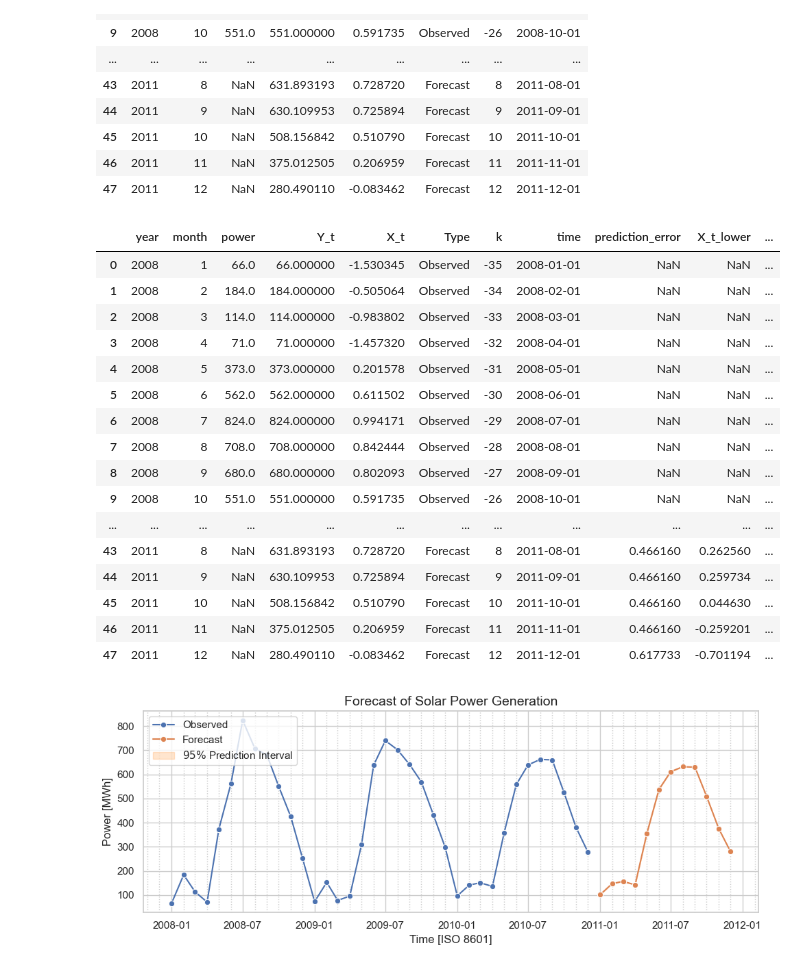
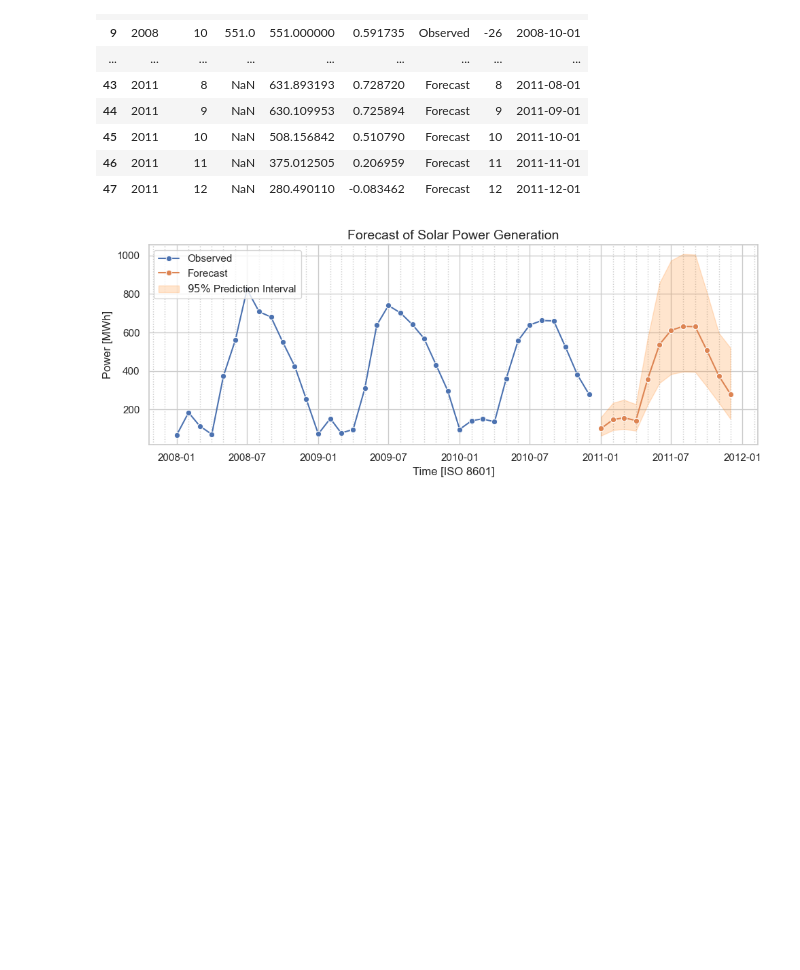
Before and after one commit to JeppeKlitgaard/DTU-02613-TimeSeries, a Jupyter notebook: Assignment3/Jeppe/JK_2.ipynb, the cells around one changed output. Saved outputs shown, nothing was run; the diff lists cells and outputs as text; code cells hidden in the pictures; blank space fills up the shorter version.

```diff
--- a/Assignment3/Jeppe/JK_2.ipynb
+++ b/Assignment3/Jeppe/JK_2.ipynb
@@ -400,52 +407,33 @@ plt.tight_layout()
 ax.get_xaxis().set_minor_locator(mpl.dates.MonthLocator())
 plt.grid(which="minor", linestyle=":")
 plt.savefig(
     OUTPUT_PATH / "2_2_forecast.png",
     dpi=EXPORT_DPI,
     bbox_inches="tight",
 )
 
 df_predict = df.copy()
 df_predict["X_t_lower"] = df_predict["X_t"] - df_predict["prediction_error"]
 df_predict["X_t_upper"] = df_predict["X_t"] + df_predict["prediction_error"]
-# df_predict["Y_t_lower"] = np.exp(df_predict["X_t_lower"] + mu)
-# df_predict["Y_t_upper"] = np.exp(df_predict["X_t_upper"] + mu)
-df_predict["Y_t_lower"] = df_predict["Y_t"] - df_predict["prediction_error"]
-df_predict["Y_t_upper"] = df_predict["Y_t"] + df_predict["prediction_error"]
+df_predict["Y_t_lower"] = np.exp(df_predict["X_t_lower"] + mu)
+df_predict["Y_t_upper"] = np.exp(df_predict["X_t_upper"] + mu)
 
 
 plt.fill_between(
     df_predict["time"],
     df_predict["Y_t_lower"],
     df_predict["Y_t_upper"],
     color="tab:orange",
     alpha=0.2,
     label="$95\\%$ Prediction Interval",
 )
 
 plt.legend(loc="upper left")
 
 plt.savefig(
     OUTPUT_PATH / "2_3_forecast_ci.png",
     dpi=EXPORT_DPI,
     bbox_inches="tight",
 )
 # %% [output]
-|  | year | month | power | Y_t | X_t | Type | k | time | prediction_error | X_t_lower | ... |
-| 0 | 2008 | 1 | 66.0 | 66.000000 | -1.530345 | Observed | -35 | 2008-01-01 | NaN | NaN | ... |
-| 1 | 2008 | 2 | 184.0 | 184.000000 | -0.505064 | Observed | -34 | 2008-02-01 | NaN | NaN | ... |
-| 2 | 2008 | 3 | 114.0 | 114.000000 | -0.983802 | Observed | -33 | 2008-03-01 | NaN | NaN | ... |
-| 3 | 2008 | 4 | 71.0 | 71.000000 | -1.457320 | Observed | -32 | 2008-04-01 | NaN | NaN | ... |
-| 4 | 2008 | 5 | 373.0 | 373.000000 | 0.201578 | Observed | -31 | 2008-05-01 | NaN | NaN | ... |
-| 5 | 2008 | 6 | 562.0 | 562.000000 | 0.611502 | Observed | -30 | 2008-06-01 | NaN | NaN | ... |
-| 6 | 2008 | 7 | 824.0 | 824.000000 | 0.994171 | Observed | -29 | 2008-07-01 | NaN | NaN | ... |
-| 7 | 2008 | 8 | 708.0 | 708.000000 | 0.842444 | Observed | -28 | 2008-08-01 | NaN | NaN | ... |
-| 8 | 2008 | 9 | 680.0 | 680.000000 | 0.802093 | Observed | -27 | 2008-09-01 | NaN | NaN | ... |
-| 9 | 2008 | 10 | 551.0 | 551.000000 | 0.591735 | Observed | -26 | 2008-10-01 | NaN | NaN | ... |
-| ... | ... | ... | ... | ... | ... | ... | ... | ... | ... | ... | ... |
-| 43 | 2011 | 8 | NaN | 631.893193 | 0.728720 | Forecast | 8 | 2011-08-01 | 0.466160 | 0.262560 | ... |
-| 44 | 2011 | 9 | NaN | 630.109953 | 0.725894 | Forecast | 9 | 2011-09-01 | 0.466160 | 0.259734 | ... |
-| 45 | 2011 | 10 | NaN | 508.156842 | 0.510790 | Forecast | 10 | 2011-10-01 | 0.466160 | 0.044630 | ... |
-| 46 | 2011 | 11 | NaN | 375.012505 | 0.206959 | Forecast | 11 | 2011-11-01 | 0.466160 | -0.259201 | ... |
-| 47 | 2011 | 12 | NaN | 280.490110 | -0.083462 | Forecast | 12 | 2011-12-01 | 0.617733 | -0.701194 | ... |
-[figure, old version]
+[figure, new version]
```
Also changed, not shown: parts of 2 cells of this notebook, 2 other files.
